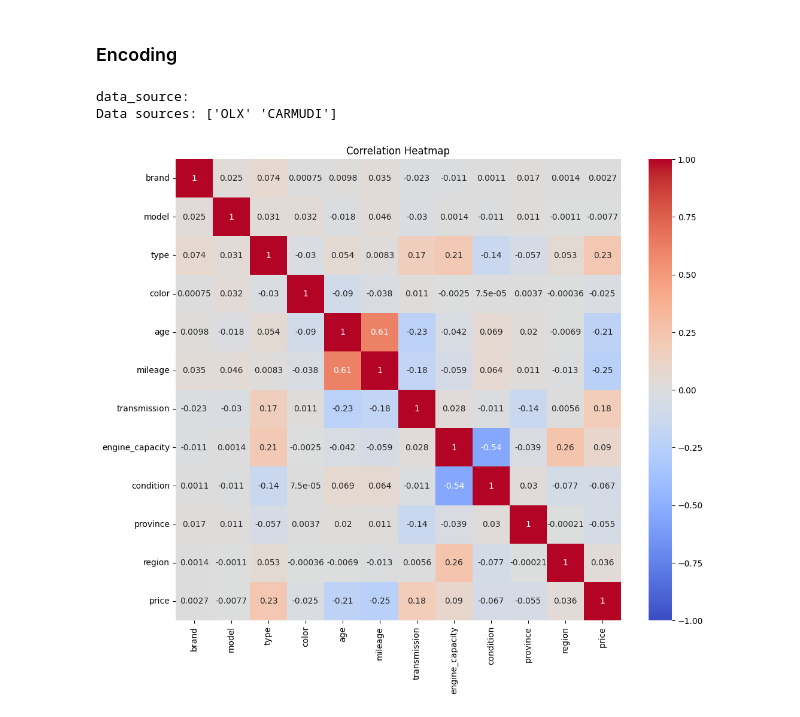
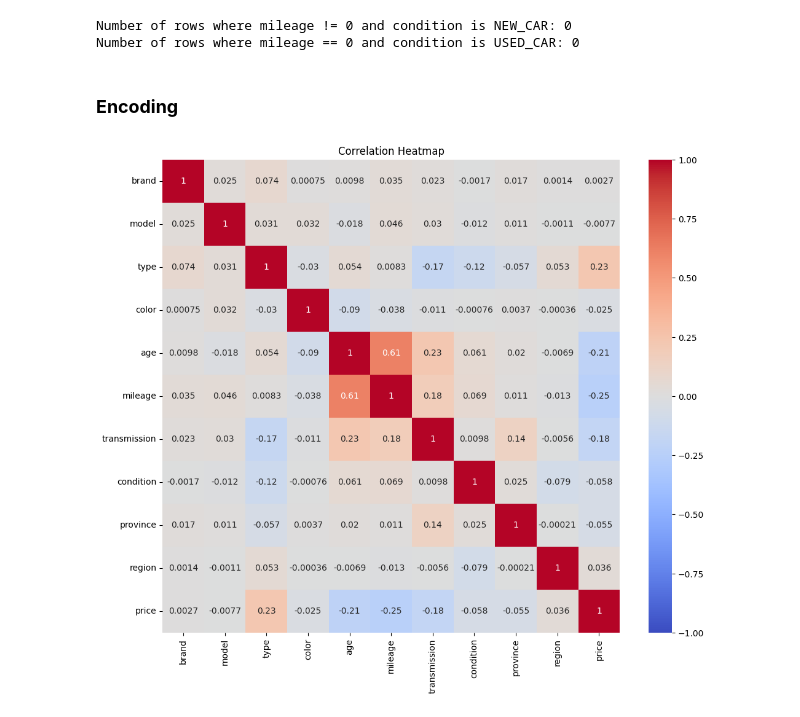
Before and after one commit to reinhardjs/capstone-dibimbing, a Jupyter notebook: used-car-price-recommendation.ipynb, the cells around one changed output. Cells and saved outputs as stored; diff of their text form; code cells hidden in the pictures.

Commit message:
update progress for EDA & feature engineering

```diff
--- a/used-car-price-recommendation.ipynb
+++ b/used-car-price-recommendation.ipynb
@@ -105,0 +151,4 @@ df.dropna()
+# %%
+if 'engine_capacity' in df.columns:
+    df = df.drop(columns=['engine_capacity'])
+    print(f"Column '{'engine_capacity'}' has been dropped.")
@@ -118,0 +178,3 @@ Count after removing duplicate rows:  (719748, 13)
+# %%
+# Update car_type to 'USED_CAR' for non-zero mileage
+df.loc[df['mileage'] > 0, 'condition'] = 'USED_CAR'
@@ -119,5 +187,17 @@ Count after removing duplicate rows:  (719748, 13)
+# %%
+# Update car_type to 'NEW_CAR' for zero mileage
+df.loc[df['mileage'] == 0, 'condition'] = 'NEW_CAR'
+# %%
+count = ((df['mileage'] != 0) & (df['condition'] == 'NEW_CAR')).sum()
+print(f"Number of rows where mileage != 0 and condition is NEW_CAR: {count}")
+
+count = ((df['mileage'] == 0) & (df['condition'] == 'USED_CAR')).sum()
+print(f"Number of rows where mileage == 0 and condition is USED_CAR: {count}")
+# %% [output]
+Number of rows where mileage != 0 and condition is NEW_CAR: 0
+Number of rows where mileage == 0 and condition is USED_CAR: 0
 # %% [markdown]
-### Encoding
+### **Encoding**
 # %%
 import datetime
 from sklearn.preprocessing import LabelEncoder
@@ -125,32 +205,28 @@ from sklearn.preprocessing import LabelEncoder
 # Calculate age from the year
 df['age'] = datetime.datetime.now().year - df['year']
 
+# Backup the original name value of categorical columns
 # Convert categorical columns to numeric using Label Encoding
 label_encoders = {}
 categorical_columns = ['brand', 'model', 'type', 'color', 'transmission', 'condition', 'province', 'region']
 for column in categorical_columns:
+    df[column + '_name'] = df[column]
+
     le = LabelEncoder()
     df[column] = le.fit_transform(df[column].astype(str))  # Convert to string to handle any non-numeric values
     label_encoders[column] = le
-# %%
-unique_values = df['data_source'].unique()
-print(f"\n{'data_source'}:")
-print(f"Data sources: {unique_values}")
-# %% [output]
-data_source:
-Data sources: ['OLX' 'CARMUDI']
 # %%
 import seaborn as sns
 import matplotlib.pyplot as plt
 import pandas as pd
 
 # Compute correlation matrix
-correlation_matrix = df[['brand', 'model', 'type', 'color', 'age', 'mileage', 'transmission', 'engine_capacity', 'condition', 'province', 'region', 'price']].corr(method='pearson')
+correlation_matrix = df[['brand', 'model', 'type', 'color', 'age', 'mileage', 'transmission', 'condition', 'province', 'region', 'price']].corr(method='pearson')
 
 # Plot heatmap
 plt.figure(figsize=(12, 10))
 sns.heatmap(correlation_matrix, annot=True, cmap='coolwarm', vmin=-1, vmax=1, center=0)
 plt.title('Correlation Heatmap')
 plt.show()
 # %% [output]
-[figure, old version]
+[figure, new version]
```
Also changed, not shown: parts of 26 cells of this notebook.
